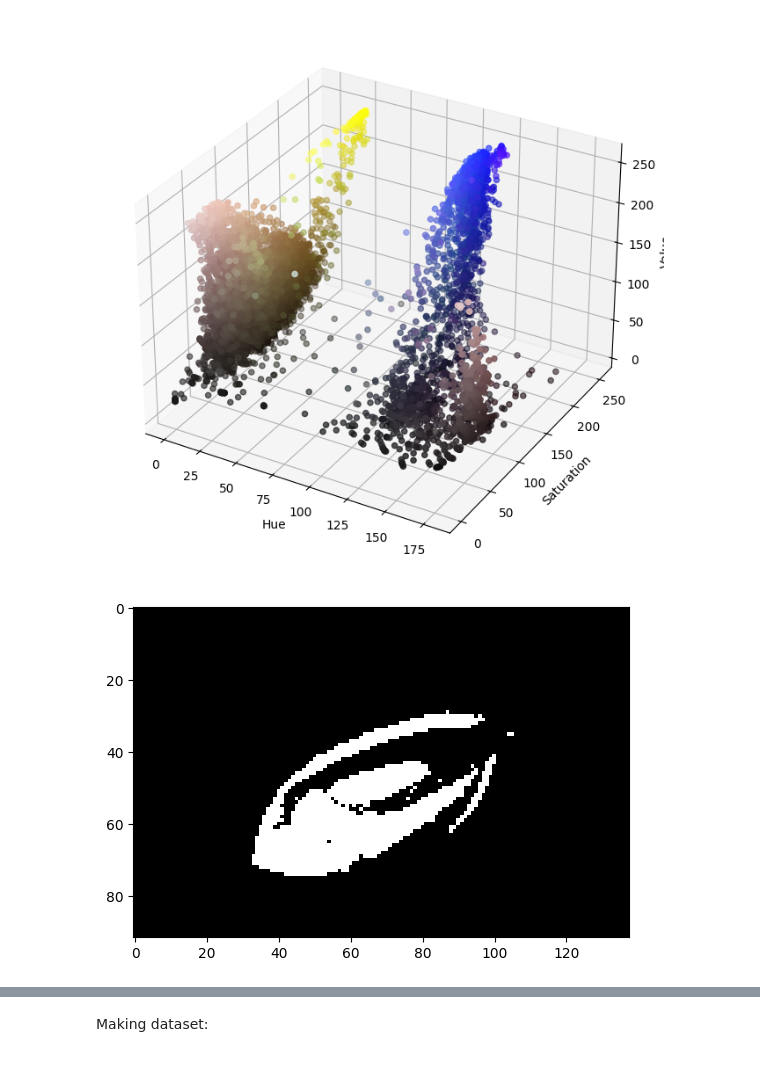
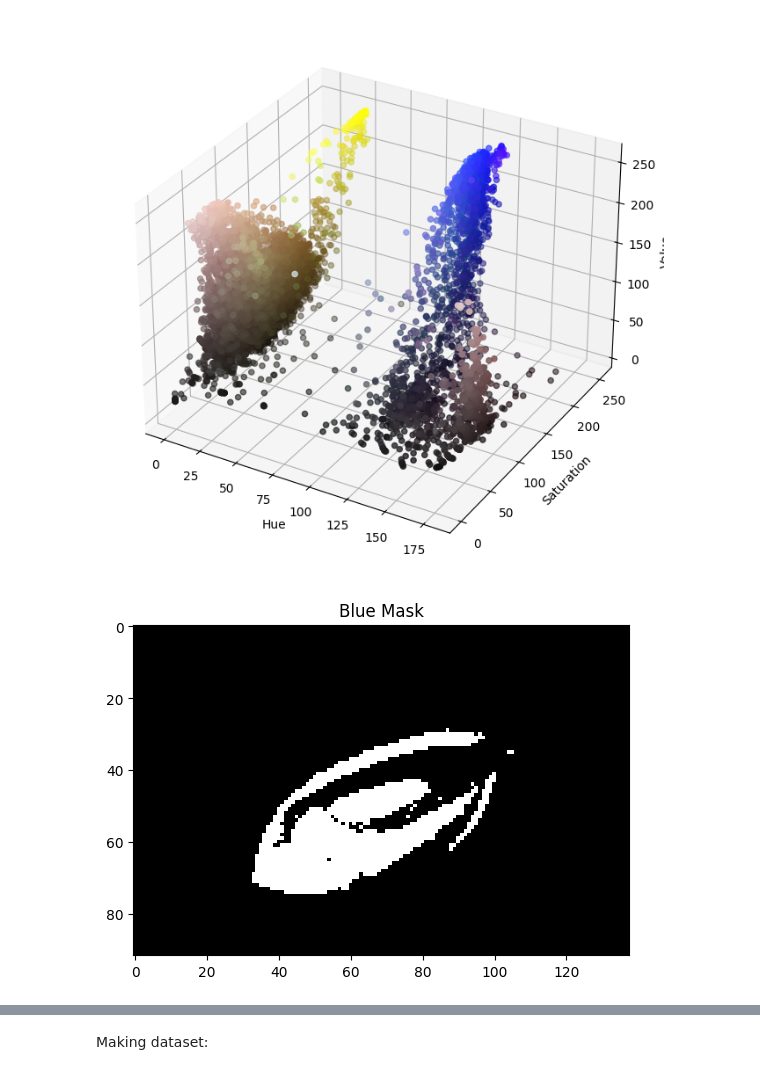
Before and after one commit to Shima-Bazzazan/Pylearn, a Jupyter notebook: 6.MachineLearning/Assignment_43/finding_Dory/finding_dory_KNN.ipynb, the cells around one changed output, grey strips where cells are left out. Saved outputs shown, nothing was run; the diff lists cells and outputs as text; code cells hidden in the pictures.

```diff
--- a/6.MachineLearning/Assignment_43/finding_Dory/finding_dory_KNN.ipynb
+++ b/6.MachineLearning/Assignment_43/finding_Dory/finding_dory_KNN.ipynb
@@ -48,12 +57,13 @@ plt.show()
 # %%
 light_blue = (90, 155, 2)
 dark_blue = (131, 250, 255)
 
 mask_blue = cv2.inRange(dory_hsv, light_blue, dark_blue)
 plt.imshow(mask_blue, cmap='gray')
+plt.title("Blue Mask")
 plt.show()
 # %% [output]
-[figure, old version]
+[figure, new version]
 # %%
 light_yellow = (23, 30, 185)
 dark_yellow = (35, 265, 255)
```
Also changed, not shown: parts of 38 cells of this notebook, 7 other files.
